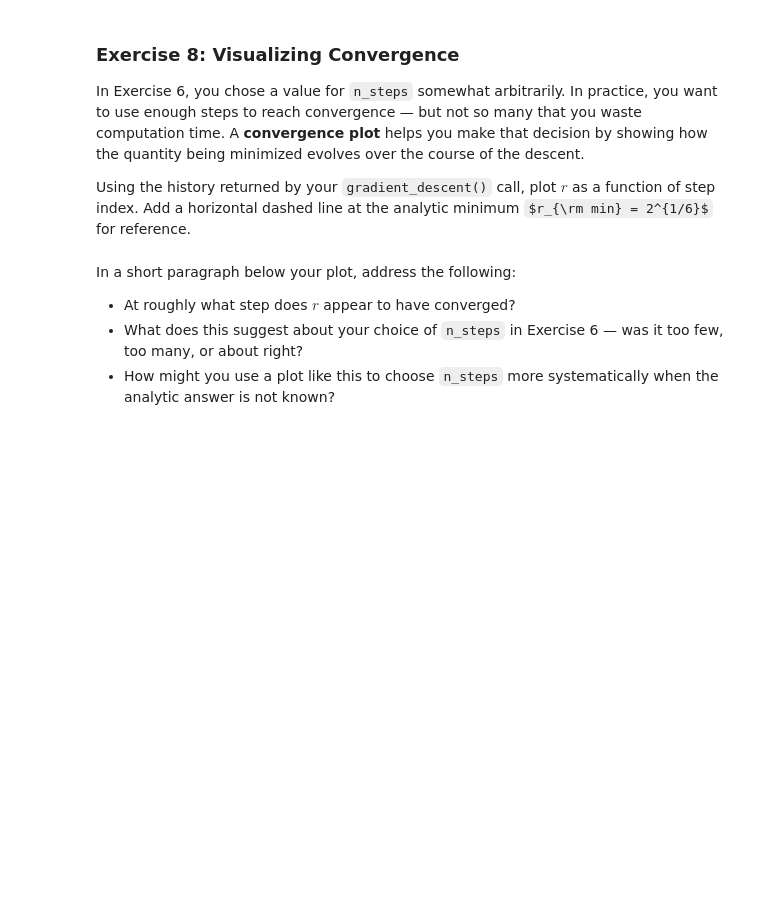
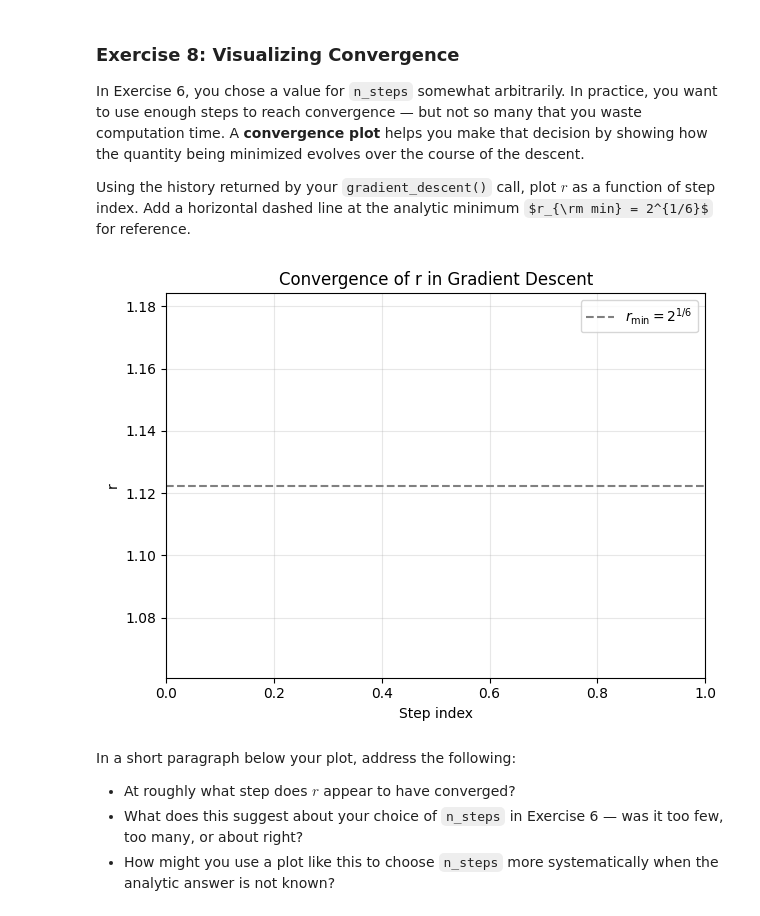
Before and after one commit to jaysenL/numerical-methods, a Jupyter notebook: assignments/week_08/integration_gradients.ipynb, the cells around one changed output. Cells and saved outputs as stored; diff of their text form; code cells hidden in the pictures; some formulas as TeX source; blank space fills up the shorter version.

```diff
--- a/assignments/week_08/integration_gradients.ipynb
+++ b/assignments/week_08/integration_gradients.ipynb
@@ -316,6 +538,17 @@ In Exercise 6, you chose a value for `n_steps` somewhat arbitrarily. In practice
 Using the history returned by your `gradient_descent()` call, plot $r$ as a function of step index. Add a horizontal dashed line at the analytic minimum $r_{\rm min} = 2^{1/6}$ for reference.
 # %%
 # plot convergence plot showing V(r_i) versus number of steps where r_i is the value of r at a given step
+plt.axhline(analytic_r_min, color='gray', linestyle='--', label=r'$r_{\mathrm{min}} = 2^{1/6}$')
+
+plt.xlabel('Step index')
+plt.ylabel('r')
+plt.title('Convergence of r in Gradient Descent')
+plt.legend()
+plt.grid(alpha=0.3)
+plt.tight_layout()
+plt.show()
+# %% [output]
+[figure, added]
 # %% [markdown]
 In a short paragraph below your plot, address the following:
 - At roughly what step does $r$ appear to have converged?
```
Also changed, not shown: parts of 11 cells of this notebook, 2 other files.
